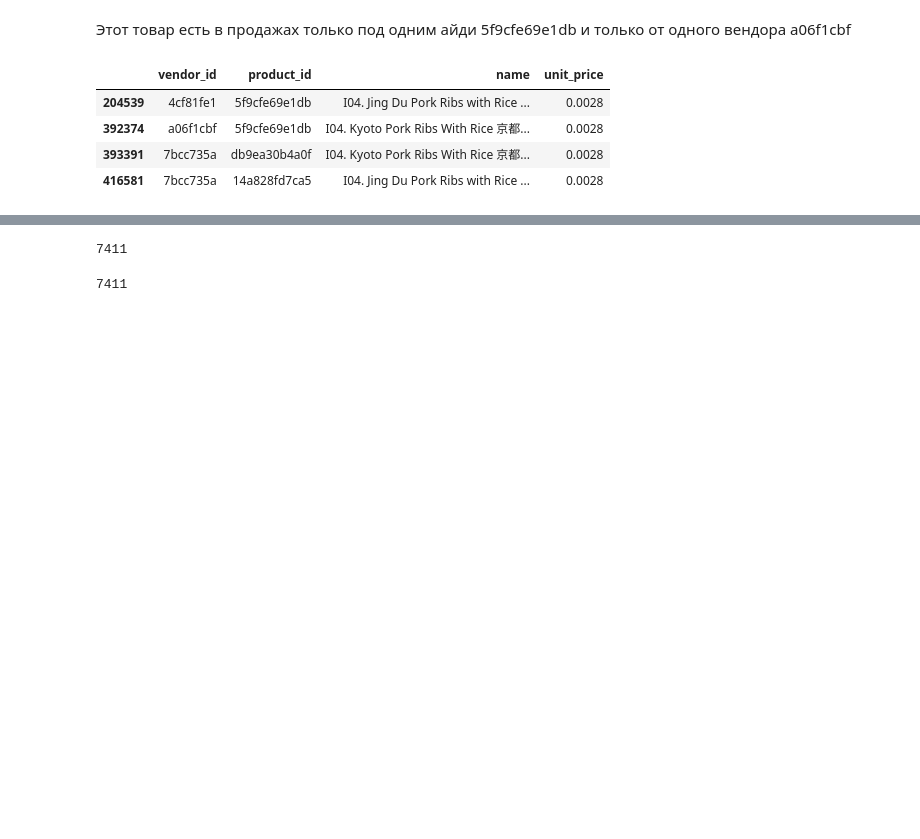
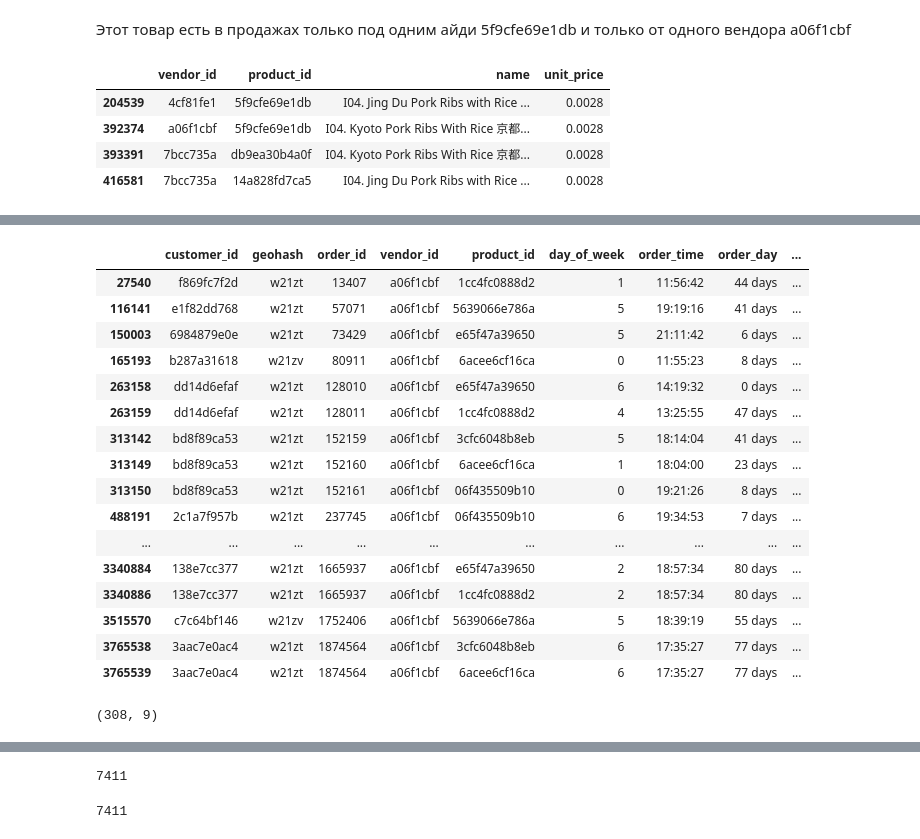
Before and after one commit to natalia-sd/RecSys_ShopCartPred, a Jupyter notebook: EDA.ipynb, the cells around one changed output, grey strips where cells are left out. Drawn from its saved outputs; the diff is of its cells as text; code cells hidden in the pictures; blank space fills up the shorter version.

```diff
--- a/EDA.ipynb
+++ b/EDA.ipynb
@@ -447 +397,3 @@ merged.order_id.nunique() / merged.customer_id.nunique()
+# %%
+products_sg = products_sg[products_sg.name.notna()]
 # %%
@@ -602,4 +543,0 @@ products_sg.shape
-# %%
-products_sg.loc[products_sg.name == 'I04. Jing Du Pork Ribs with Rice 京都排骨王饭', 'name'] = 'I04. Kyoto Pork Ribs With Rice 京都排骨王饭'
-
-products_sg = products_sg.drop(products_sg[products_sg.product_id.isin(['db9ea30b4a0f', '14a828fd7ca5'])].index, axis=0)
@@ -714,0 +546,4 @@ groupped_orders.duplicated(['order_id', 'geohash']).sum()
+# %%
+# products_sg.loc[products_sg.name == 'I04. Jing Du Pork Ribs with Rice 京都排骨王饭', 'name'] = 'I04. Kyoto Pork Ribs With Rice 京都排骨王饭'
+products_sg = products_sg.drop(products_sg[products_sg.product_id.isin(['5f9cfe69e1db']) & (products_sg.vendor_id == '4cf81fe1')].index, axis=0)
+# products_sg = products_sg.drop(products_sg[products_sg.product_id.isin(['db9ea30b4a0f', '14a828fd7ca5'])].index, axis=0)
@@ -714,0 +607,24 @@ groupped_orders.duplicated(['order_id', 'geohash']).sum()
+# %%
+merged[merged.name.isna()]
+# %% [output]
+|  | customer_id | geohash | order_id | vendor_id | product_id | day_of_week | order_time | order_day | ... |
+| 27540 | f869fc7f2d | w21zt | 13407 | a06f1cbf | 1cc4fc0888d2 | 1 | 11:56:42 | 44 days | ... |
+| 116141 | e1f82dd768 | w21zt | 57071 | a06f1cbf | 5639066e786a | 5 | 19:19:16 | 41 days | ... |
+| 150003 | 6984879e0e | w21zt | 73429 | a06f1cbf | e65f47a39650 | 5 | 21:11:42 | 6 days | ... |
+| 165193 | b287a31618 | w21zv | 80911 | a06f1cbf | 6acee6cf16ca | 0 | 11:55:23 | 8 days | ... |
+| 263158 | dd14d6efaf | w21zt | 128010 | a06f1cbf | e65f47a39650 | 6 | 14:19:32 | 0 days | ... |
+| 263159 | dd14d6efaf | w21zt | 128011 | a06f1cbf | 1cc4fc0888d2 | 4 | 13:25:55 | 47 days | ... |
+| 313142 | bd8f89ca53 | w21zt | 152159 | a06f1cbf | 3cfc6048b8eb | 5 | 18:14:04 | 41 days | ... |
+| 313149 | bd8f89ca53 | w21zt | 152160 | a06f1cbf | 6acee6cf16ca | 1 | 18:04:00 | 23 days | ... |
+| 313150 | bd8f89ca53 | w21zt | 152161 | a06f1cbf | 06f435509b10 | 0 | 19:21:26 | 8 days | ... |
+| 488191 | 2c1a7f957b | w21zt | 237745 | a06f1cbf | 06f435509b10 | 6 | 19:34:53 | 7 days | ... |
+| ... | ... | ... | ... | ... | ... | ... | ... | ... | ... |
+| 3340884 | 138e7cc377 | w21zt | 1665937 | a06f1cbf | e65f47a39650 | 2 | 18:57:34 | 80 days | ... |
+| 3340886 | 138e7cc377 | w21zt | 1665937 | a06f1cbf | 1cc4fc0888d2 | 2 | 18:57:34 | 80 days | ... |
+| 3515570 | c7c64bf146 | w21zv | 1752406 | a06f1cbf | 5639066e786a | 5 | 18:39:19 | 55 days | ... |
+| 3765538 | 3aac7e0ac4 | w21zt | 1874564 | a06f1cbf | 3cfc6048b8eb | 6 | 17:35:27 | 77 days | ... |
+| 3765539 | 3aac7e0ac4 | w21zt | 1874564 | a06f1cbf | 6acee6cf16ca | 6 | 17:35:27 | 77 days | ... |
+# %%
+orders_sg[orders_sg.vendor_id == 'a06f1cbf'].shape
+# %% [output]
+(308, 9)
```
Also changed, not shown: parts of 116 cells of this notebook.
